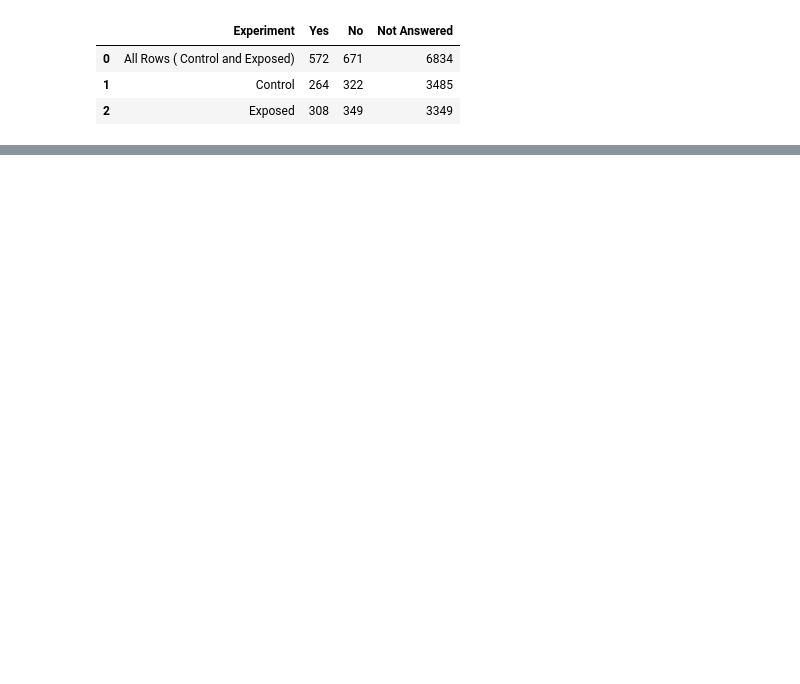
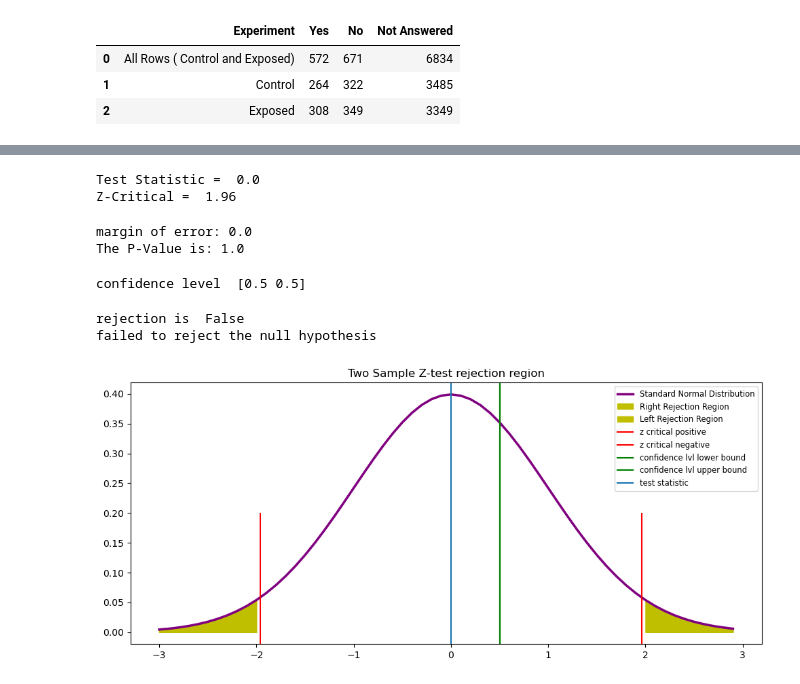
Before and after one commit to CharlesStockman/dataScience, a Jupyter notebook: magnimindAcademy/capstone/capstone.ipynb, the cells around one changed output, grey strips where cells are left out. Cells and saved outputs as stored; diff of their text form; code cells hidden in the pictures; blank space fills up the shorter version.

```diff
--- a/magnimindAcademy/capstone/capstone.ipynb
+++ b/magnimindAcademy/capstone/capstone.ipynb
@@ -619,0 +617,3 @@ failed to reject the null hypothesis
+# %%
+### Select your alpha significance
+alpha = .05
@@ -619,0 +674,69 @@ failed to reject the null hypothesis
+# %%
+# Get the statistic that will allow use to determine if the hypothesis should
+# be rejected or not.
+test_statistic = ( p_completed_estimated - p_not_completed_estimated) /\
+    np.sqrt(p_completed_estimated - p_not_completed_estimated / n_total_survey)
+test_statistic = np.round(test_statistic, 4)
+print("Test Statistic = ", test_statistic)
+
+# alpha divided by two means  there a normal distribution that is symmetric
+z_critical = np.round(norm.ppf(1 - alpha / 2),4)
+print("Z-Critical = ", z_critical)
+# %% [output]
+Test Statistic =  0.0
+Z-Critical =  1.96
+# %%
+# Calculate the margin of error and the p value
+margin_of_error = np.round(pooled_standard_error * z_critical,3)
+print("margin of error:", margin_of_error)
+
+# two-sided test and using symmetry property of Normal distibution so we multiple with 2
+p_value = np.round(norm.sf(test_statistic)*2,4)
+print("The P-Value is:", p_value)
+# %% [output]
+margin of error: 0.0
+The P-Value is: 1.0
+# %%
+p_hat = p_completed_estimated
+confidence_level  = [p_hat - pooled_standard_error * z_critical, \
+                     p_hat + pooled_standard_error * z_critical]
+confidence_level = np.round(confidence_level, 4)
+print("confidence level ", confidence_level)
+# %% [output]
+confidence level  [0.5 0.5]
+# %%
+# Analyze the Results
+# The analysis of the z-score
+z_critical = np.abs(z_critical)
+rejection = test_statistic >= z_critical
+print("rejection is ", rejection)
+
+if rejection:
+    print("reject the null hypothesis")
+else:
+    print("failed to reject the null hypothesis")
+# %% [output]
+rejection is  False
+failed to reject the null hypothesis
+# %%
+# Retrieved this code from Magnimind Academy
+
+import matplotlib.pyplot as plt
+plt.figure(figsize=(12,5))
+
+z = np.arange(-3,3,  0.1)
+plt.plot(z, norm.pdf(z), label = 'Standard Normal Distribution',color = 'purple',linewidth = 2.5)
+plt.fill_between(z[z>z_critical], norm.pdf(z[z>z_critical]), label = 'Right Rejection Region',color ='y' )
+plt.fill_between(z[z<(-1)*z_critical], norm.pdf(z[z<(-1)*z_critical]), label = 'Left Rejection Region',color ='y' )
+plt.title("Two Sample Z-test rejection region")
+
+# My changes to the code
+plt.axvline(z_critical, color="r", label="z critical positive", ymax=.5 )
+plt.axvline(-1 *z_critical, color="r", label="z critical negative", ymax=.5 )
+plt.axvline(confidence_level[0], color="g", label="confidence lvl lower bound")
+plt.axvline(confidence_level[1], color="g", label="confidence lvl upper bound")
+plt.axvline(test_statistic, label="test statistic")
+plt.legend(fontsize="small")
+plt.show()
+# %% [output]
+[figure, added]
```
Also changed, not shown: parts of 59 cells of this notebook, 1 other file.
